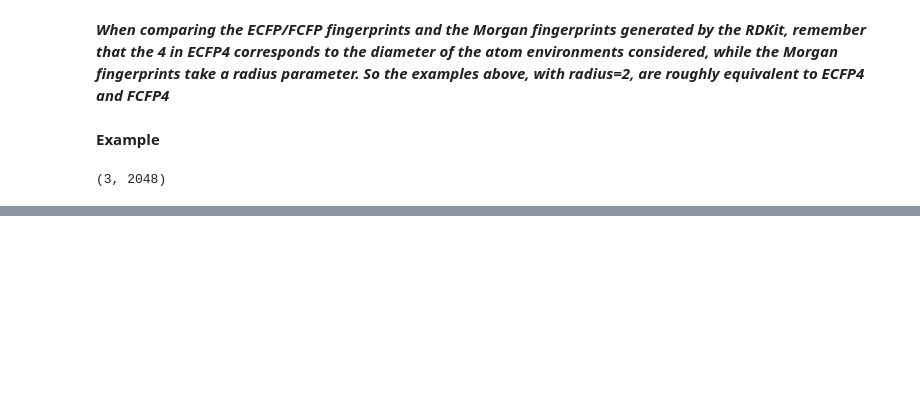
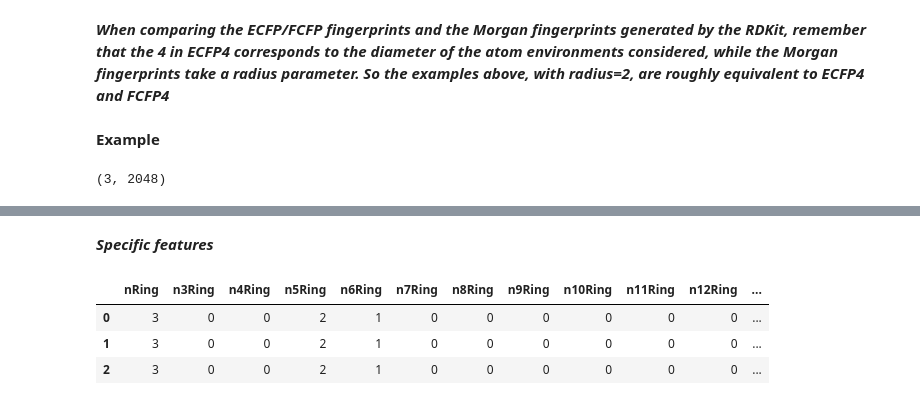
Before and after one commit to akashjn/RDKit_Utility_Functions, a Jupyter notebook: Generate_RDKit_2D_Descriptors.ipynb, the cells around one changed output, grey strips where cells are left out. Cells and saved outputs as stored; diff of their text form; code cells hidden in the pictures; blank space fills up the shorter version.

```diff
--- a/Generate_RDKit_2D_Descriptors.ipynb
+++ b/Generate_RDKit_2D_Descriptors.ipynb
@@ -209,0 +137,2 @@ df_mfp_com
+# %%
+pd.set_option('display.max_columns', None)
@@ -209,0 +146,14 @@ df_mfp_com
+# %% [markdown]
+***Specific features***
+# %%
+# only limited descriptors
+from mordred import Calculator,descriptors
+from mordred.descriptors import AtomCount,Aromatic,RingCount
+
+df_mordred_limited = Calculator([RingCount, AtomCount],ignore_3D=True).pandas(mols=mols)
+df_mordred_limited
+# %% [output]
+|  | nRing | n3Ring | n4Ring | n5Ring | n6Ring | n7Ring | n8Ring | n9Ring | n10Ring | n11Ring | n12Ring | ... |
+| 0 | 3 | 0 | 0 | 2 | 1 | 0 | 0 | 0 | 0 | 0 | 0 | ... |
+| 1 | 3 | 0 | 0 | 2 | 1 | 0 | 0 | 0 | 0 | 0 | 0 | ... |
+| 2 | 3 | 0 | 0 | 2 | 1 | 0 | 0 | 0 | 0 | 0 | 0 | ... |
```
Also changed, not shown: parts of 36 cells of this notebook.
